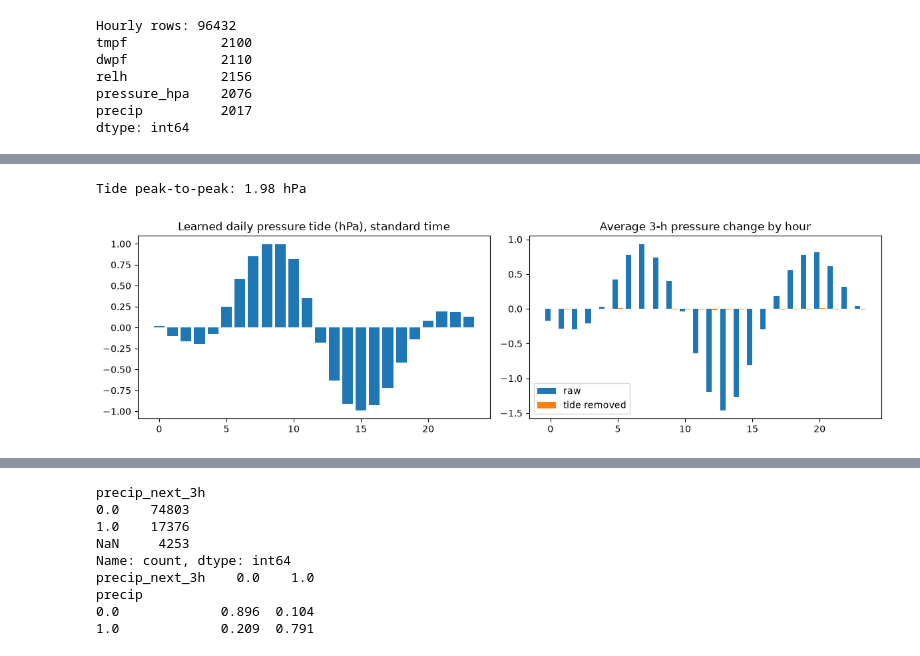
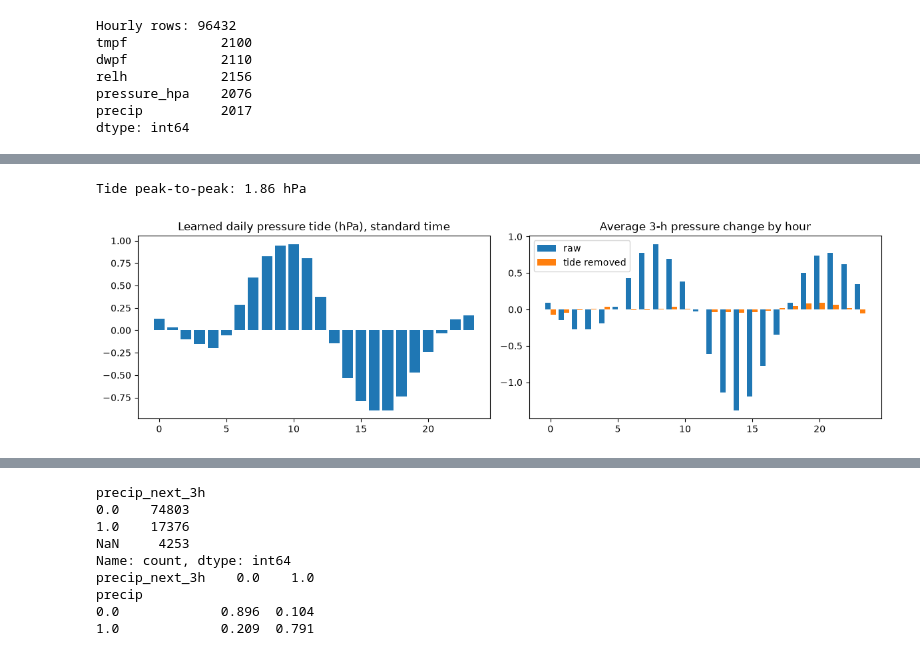
Before and after one commit to sadid-hassan/ESP32-TinyML-Weather-Prediction, a Jupyter notebook: notebooks/02_data_preprocessing.ipynb, the cells around one changed output, grey strips where cells are left out. Drawn from its saved outputs; the diff is of its cells as text; code cells hidden in the pictures.

Commit message:
Revise preprocessing and compare XGBoost class weights

```diff
--- a/notebooks/02_data_preprocessing.ipynb
+++ b/notebooks/02_data_preprocessing.ipynb
@@ -58,8 +59,18 @@ Set to NaN: 11
 # %%
 sensor_cols = ["tmpf", "dwpf", "relh", "pressure_hpa"]
 
-hourly = d[sensor_cols].resample("1h").mean()
-hourly["precip"] = d["precip_now"].resample("1h").max()
+# Each timestamp marks the END of the completed hour.
+hourly = d[sensor_cols].resample(
+    "1h",
+    closed="left",
+    label="right",
+).mean()
+
+hourly["precip"] = d["precip_now"].resample(
+    "1h",
+    closed="left",
+    label="right",
+).max()
 
 print("Hourly rows:", len(hourly))
 print(hourly.isna().sum())
@@ -95,9 +108,9 @@ Pressure readings removed as spikes: 20
 # %%
-# How far is each reading from the median of the 9 hours around it?
+# Compare each reading with the median of the current and previous 8 hours.
 # Same idea as the pressure spike filter, but here we only COUNT first.
 # We look at the counts before deciding on a cutoff, instead of guessing.
 for col in ["tmpf", "dwpf", "relh"]:
-    deviation = (hourly[col] - hourly[col].rolling(9, center=True, min_periods=5).median()).abs()
+    deviation = (hourly[col] - hourly[col].rolling(9, center=False, min_periods=5).median()).abs()
     counts = {t: int((deviation > t).sum()) for t in (5, 8, 10, 15, 20)}
     print(f"{col}: hours more than T away from local median ->", counts)
 
@@ -170,42 +172,60 @@ pressure_hpa     996
 precip          2017
 dtype: int64
 # %%
-TRAIN_END = pd.Timestamp("2022-01-01")       # the tide curve is learned from training years only
-
-# Hour of day in fixed standard time (UTC-5, no daylight saving).
-# (Yes, "Etc/GMT+5" means UTC minus 5. The sign in that name is backwards on purpose.)
-std_hour = np.asarray(hourly.index.tz_localize("UTC").tz_convert("Etc/GMT+5").hour)
+BUFFER = pd.Timedelta(hours=12)
+TRAIN_END = pd.Timestamp("2022-01-01")
 
 p = hourly["pressure_hpa"]
 
-# Weather moves pressure slowly, so a centered 24-hour average removes the daily wiggle.
-# What is left over (pressure minus that average) is the daily cycle plus some noise.
-residual = p - p.rolling(24, center=True, min_periods=18).mean()
+# Learn the correction using the training period only.
+p_train = p.loc[p.index < TRAIN_END - BUFFER]
 
-# Average that leftover by hour of day, using TRAINING YEARS ONLY -> 24 numbers in hPa
-train_mask = np.asarray(hourly.index < TRAIN_END)
-tide = residual[train_mask].groupby(std_hour[train_mask]).mean()
-tide = tide - tide.mean()                     # force the daily average to exactly zero
+train_std_hour = np.asarray(
+    p_train.index
+    .tz_localize("UTC")
+    .tz_convert("Etc/GMT+5")
+    .hour
+)
 
-# Tide-corrected pressure: what the barometer would read without the daily cycle
-hourly["pressure_adj"] = p - pd.Series(std_hour, index=hourly.index).map(tide)
+background = p_train.rolling(
+    window=24,
+    min_periods=18,
+).mean()
 
+residual_train = p_train - background
+
+tide = residual_train.groupby(train_std_hour).mean()
+tide = tide - tide.mean()
+
+std_hour = np.asarray(
+    hourly.index
+    .tz_localize("UTC")
+    .tz_convert("Etc/GMT+5")
+    .hour
+)
+
+offsets = pd.Series(
+    std_hour,
+    index=hourly.index,
+).map(tide)
+
+hourly["pressure_adj"] = p - offsets
 print(f"Tide peak-to-peak: {tide.max() - tide.min():.2f} hPa")
 
 # Check: average 3-hour change by hour, before vs after correction
 dp3_raw = p - p.shift(3)
 dp3_adj = hourly["pressure_adj"] - hourly["pressure_adj"].shift(3)
 x = np.arange(24)
 fig, ax = plt.subplots(1, 2, figsize=(12, 3.5))
 ax[0].bar(tide.index, tide.values)
 ax[0].set_title("Learned daily pressure tide (hPa), standard time")
 ax[1].bar(x - 0.2, dp3_raw.groupby(std_hour).mean().values, width=0.4, label="raw")
 ax[1].bar(x + 0.2, dp3_adj.groupby(std_hour).mean().values, width=0.4, label="tide removed")
 ax[1].set_title("Average 3-h pressure change by hour"); ax[1].legend()
 plt.tight_layout(); plt.show()
 # %% [output]
-Tide peak-to-peak: 1.98 hPa
+Tide peak-to-peak: 1.86 hPa
-[figure, old version]
+[figure, new version]
 # %%
 import json
 tide_info = {
```
Also changed, not shown: parts of 14 cells of this notebook, 1 other file.
